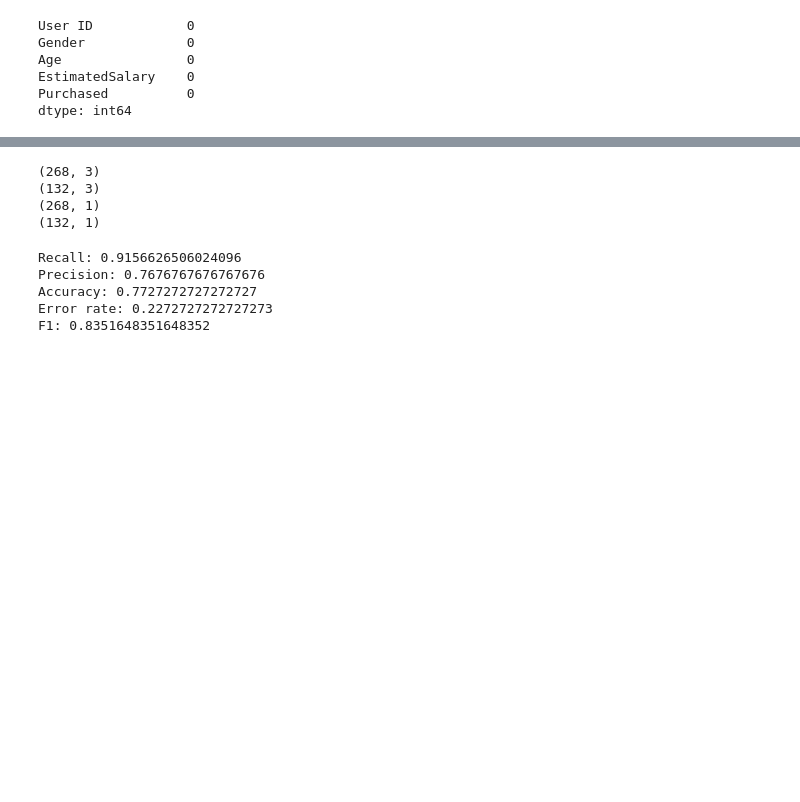
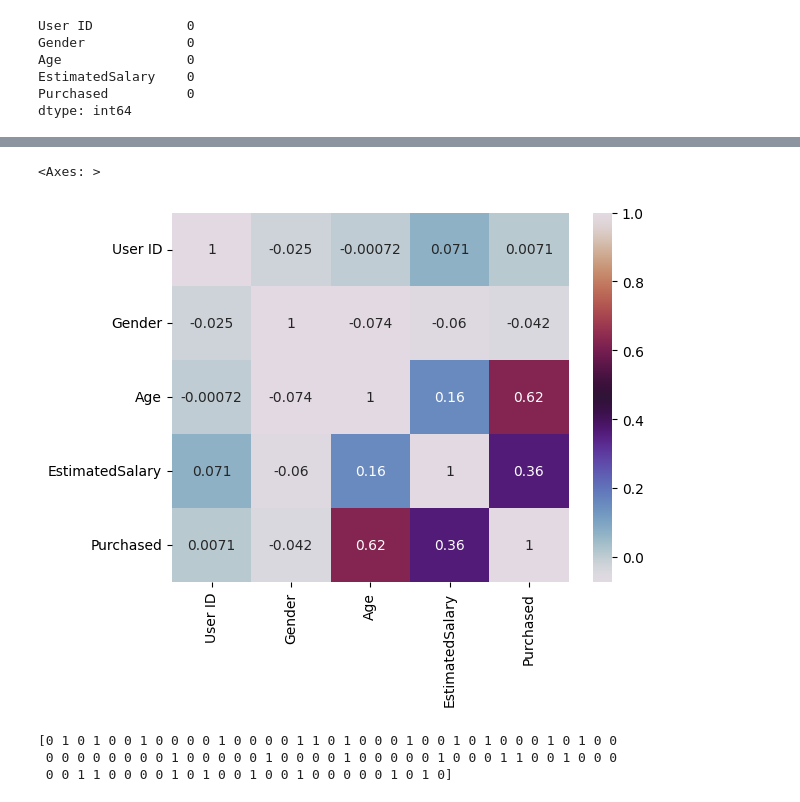
Before and after one commit to Advait0801/SPPU-COMP-2019-Assignments, a Jupyter notebook: Assignment9/Assignment9.ipynb, the cells around one changed output, grey strips where cells are left out. Saved outputs shown, nothing was run; the diff lists cells and outputs as text; code cells hidden in the pictures; blank space fills up the shorter version.

Commit message:
Logistic Regression assignment completed

```diff
--- a/Assignment9/Assignment9.ipynb
+++ b/Assignment9/Assignment9.ipynb
@@ -96,8 +68,3 @@ Age                0
 EstimatedSalary    0
 Purchased          0
 dtype: int64
-# %%
-ds.loc[ds['Gender'] == 'Male', 'Gender'] = 0
-ds.loc[ds['Gender'] == 'Female', 'Gender'] = 1
-ds = ds.astype({'Gender' : 'int'})
-ds
@@ -118,3 +70,0 @@ ds
-# %%
-ds.drop(['User ID'], axis = 1, inplace = True)
-ds
@@ -203,5 +70,0 @@ print( lmbda )
-# %%
-# Box-cox transform returns the smallest skew
-# and kurtosis
-ds["Age"] = boxcox( ds[ "Age" ] + 1e-4 )[0]
-ds["EstimatedSalary"] = boxcox( ds[ "EstimatedSalary" ] + 1e-4 )[0]
@@ -219,0 +71,5 @@ ds[ [ "Age" , "EstimatedSalary" ] ].describe()
+# %%
+from sklearn.preprocessing import LabelEncoder
+
+ds['Gender'] = LabelEncoder().fit_transform(ds['Gender'])
+ds
@@ -220,3 +99,8 @@ ds[ [ "Age" , "EstimatedSalary" ] ].describe()
+# %%
+sns.heatmap(ds.corr(), cmap = 'twilight', annot = True)
+# %% [output]
+<Axes: >
+[figure, added]
 # %%
 from sklearn.model_selection import train_test_split
 
@@ -229,10 +112,0 @@ y_test = np.expand_dims( y_test , axis=1 )
-# %%
-print( X_train.shape )
-print( X_test.shape )
-print( y_train.shape )
-print( y_test.shape )
-# %% [output]
-(268, 3)
-(132, 3)
-(268, 1)
-(132, 1)
@@ -239,32 +118,11 @@ print( y_test.shape )
 # %%
 from sklearn.linear_model import LogisticRegression
 
-clf = LogisticRegression().fit( X_train , y_train )
-pred_y = clf.predict( X_test )
+regressor = LogisticRegression()
+regressor.fit(X_train, y_train)
+y_pred = regressor.predict(X_test)
+print(y_pred)
+# %% [output]
+[0 1 0 1 0 0 1 0 0 0 0 1 0 0 0 0 1 1 0 1 0 0 0 1 0 0 1 0 1 0 0 0 1 0 1 0 0
+ 0 0 0 0 0 0 0 0 1 0 0 0 0 0 1 0 0 0 0 1 0 0 0 0 0 1 0 0 0 1 1 0 0 1 0 0 0
+ 0 0 1 1 0 0 0 0 1 0 1 0 0 1 0 0 1 0 0 0 0 0 1 0 1 0]
-# %%
-# positive -> pred_y = 0
-# negative -> pred_y = 1
-
-y_test = np.squeeze( y_test )
-tp = ( (pred_y == 0) & (y_test == 0) ).sum()
-fp = ( (pred_y == 0) & (y_test == 1) ).sum()
-tn = ( (pred_y == 1) & (y_test == 1) ).sum()
-fn = ( (pred_y == 1) & (y_test == 0) ).sum()
-
-recall = tp / ( tp + fn )
-precision = tp / ( tp + fp )
-accuracy = ( tp + tn ) / ( tp + tn + fp + fn )
-error = 1 - accuracy
-f1 = ( 2 * recall * precision ) / ( precision + recall )
-
-print( "Recall:" , recall )
-print( "Precision:" , precision )
-print( "Accuracy:" , accuracy )
-print( "Error rate:" , error )
-print( "F1:" , f1 )
-# %% [output]
-Recall: 0.9156626506024096
-Precision: 0.7676767676767676
-Accuracy: 0.7727272727272727
-Error rate: 0.2272727272727273
-F1: 0.8351648351648352
```
Also changed, not shown: parts of 22 cells of this notebook, 1 other file.
